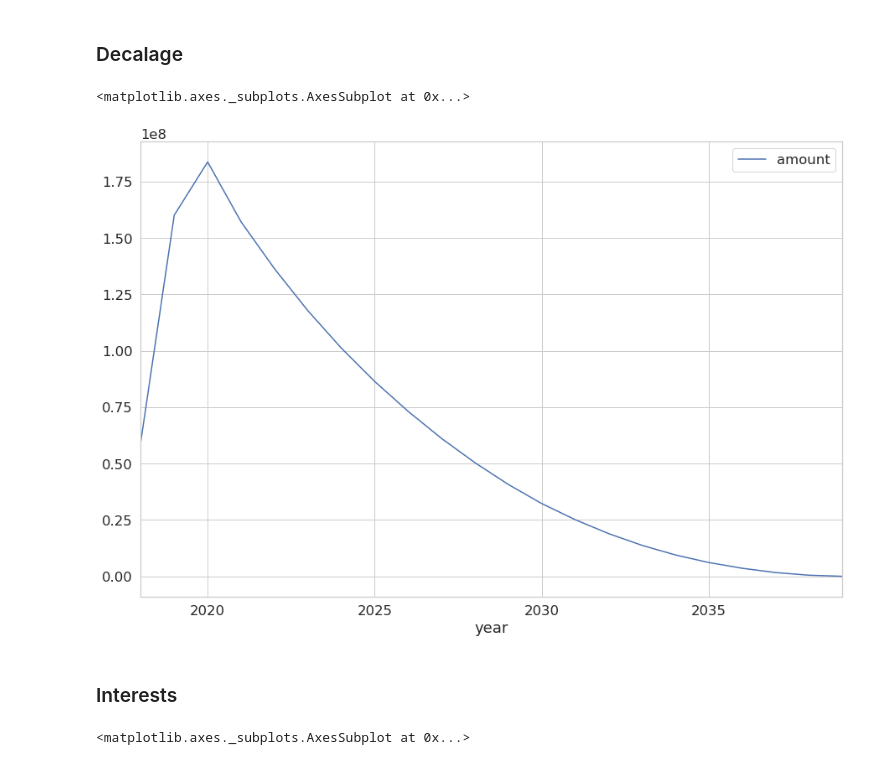
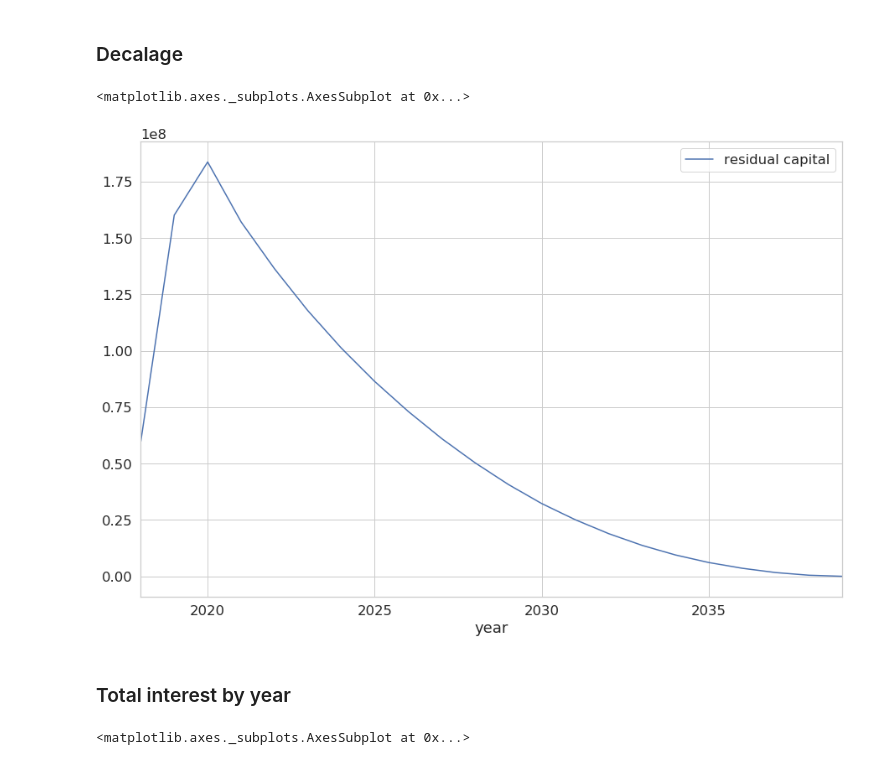
Before and after one commit to michalbogdanowicz/ADMT, a Jupyter notebook: Simple_visualiazations.ipynb, the cells around one changed output. Saved outputs shown, nothing was run; the diff lists cells and outputs as text; code cells hidden in the pictures.

```diff
--- a/Simple_visualiazations.ipynb
+++ b/Simple_visualiazations.ipynb
@@ -289,28 +289,28 @@ df.plot(kind="bar",figsize=(15,10), rot = 0, colormap='Dark2')
 # %%
 conn = getConnection()
 
 sql = """
-select d.year,  sum(residual_capital) amount
+select d.year,  sum(residual_capital) as "residual capital"
   from installment  i
   join "date" d on i.due_date_key = d.date_key
   group by d.year
   order by d.year
 ;
 """
 
 df = sqlio.read_sql_query(sql, conn)
 df['year'] = pd.to_datetime(df['year'], format='%Y')
 
 df = df.set_index('year')
 
 conn.close()
 df.head()
 df.plot(kind='line',figsize=(15,10))
 # %% [output]
 <matplotlib.axes._subplots.AxesSubplot at 0x...>
-[figure, old version]
+[figure, new version]
-# %% [markdown]
-### Interests
+# %% [markdown]
+### Total interest by year
 # %%
 conn = getConnection()
 
```
Also changed, not shown: parts of 1 cell of this notebook.
